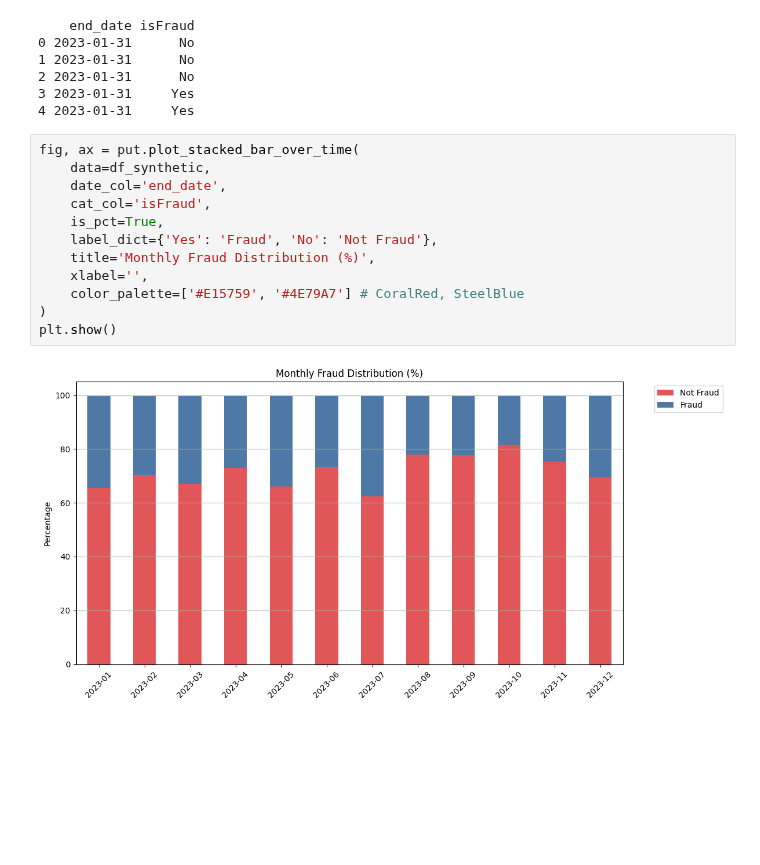
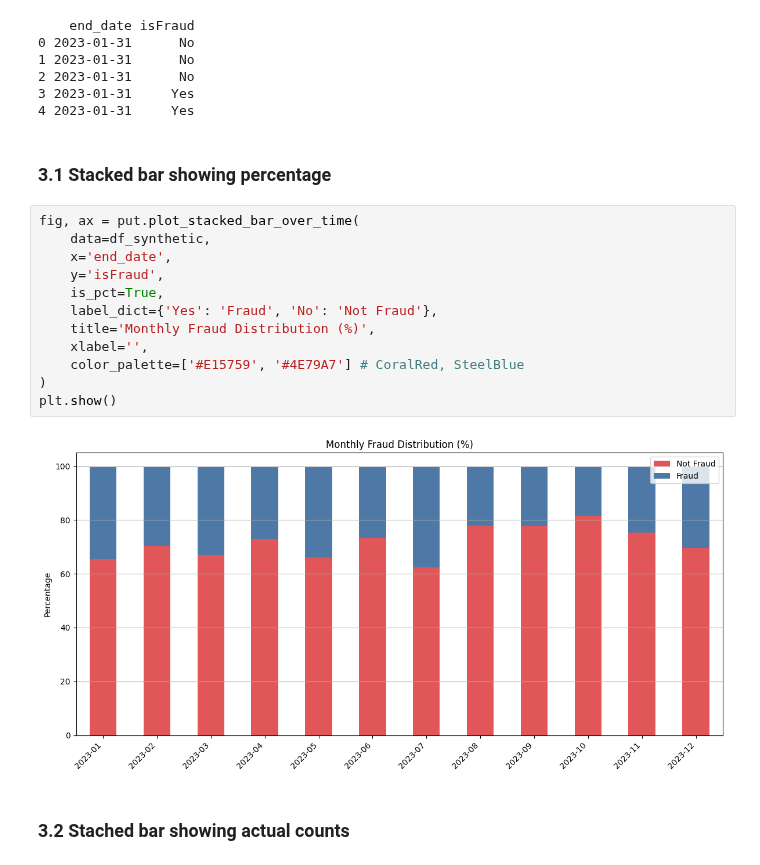
Before and after one commit to MenaWANG/mlarena, a Jupyter notebook: examples/3.utils_plot.ipynb, the cells around one changed output. Drawn from its saved outputs; the diff is of its cells as text; blank space fills up the shorter version.

```diff
--- a/examples/3.utils_plot.ipynb
+++ b/examples/3.utils_plot.ipynb
@@ -158,18 +158,22 @@ print(df_synthetic.head())
 2 2023-01-31      No
 3 2023-01-31     Yes
 4 2023-01-31     Yes
+# %% [markdown]
+### 3.1 Stacked bar showing percentage
 # %%
 fig, ax = put.plot_stacked_bar_over_time(
     data=df_synthetic,
-    date_col='end_date',
-    cat_col='isFraud',
+    x='end_date',
+    y='isFraud',
     is_pct=True,
     label_dict={'Yes': 'Fraud', 'No': 'Not Fraud'},
     title='Monthly Fraud Distribution (%)',
     xlabel='',
     color_palette=['#E15759', '#4E79A7'] # CoralRed, SteelBlue
 )
 plt.show()
 # %% [output]
-[figure, old version]
+[figure, new version]
+# %% [markdown]
+### 3.2 Stached bar showing actual counts
 # %%
```
Also changed, not shown: parts of 12 cells of this notebook, 2 other files.
